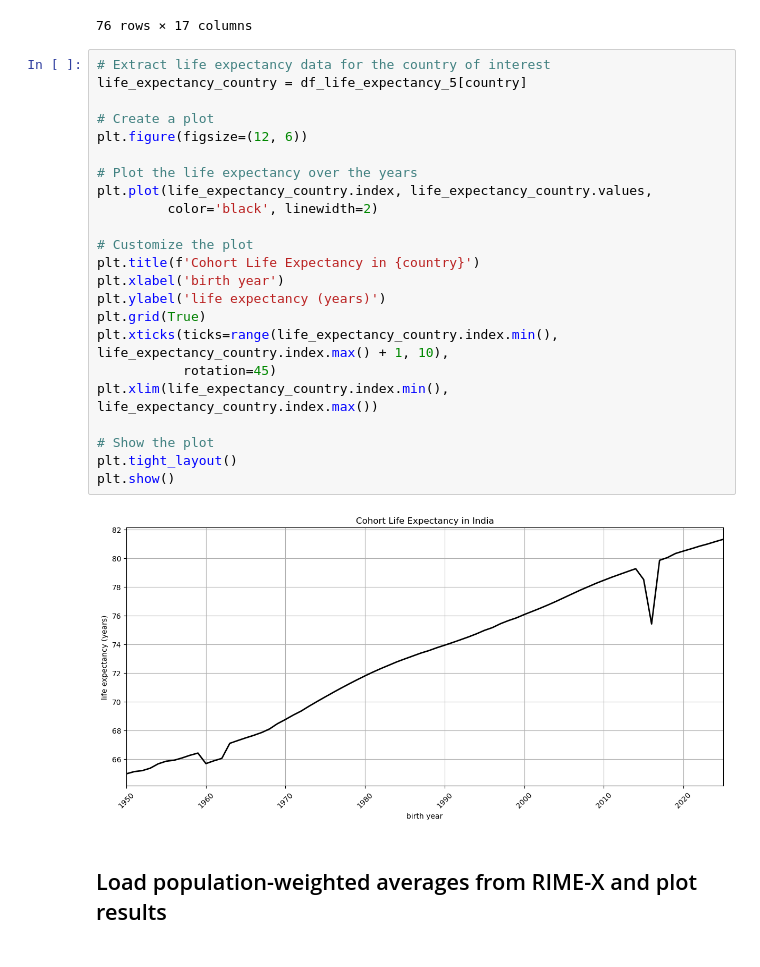
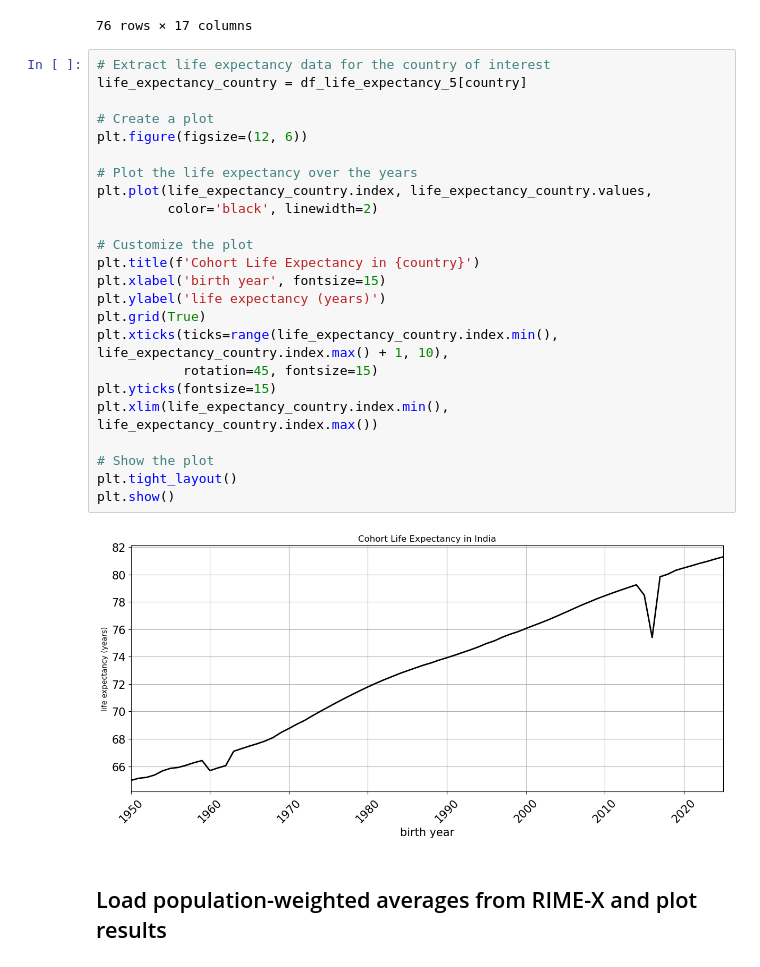
Before and after one commit to rosapietroiusti/dem4cli, a Jupyter notebook: notebooks/dem4cli-rime-x.ipynb, the cells around one changed output. Drawn from its saved outputs; the diff is of its cells as text.

```diff
--- a/notebooks/dem4cli-rime-x.ipynb
+++ b/notebooks/dem4cli-rime-x.ipynb
@@ -141,28 +170,29 @@ df_life_expectancy_5
 # %%
 # Extract life expectancy data for the country of interest
 life_expectancy_country = df_life_expectancy_5[country]
 
 # Create a plot
 plt.figure(figsize=(12, 6))
 
 # Plot the life expectancy over the years
 plt.plot(life_expectancy_country.index, life_expectancy_country.values,
          color='black', linewidth=2)
 
 # Customize the plot
 plt.title(f'Cohort Life Expectancy in {country}')
-plt.xlabel('birth year')
+plt.xlabel('birth year', fontsize=15)
 plt.ylabel('life expectancy (years)')
 plt.grid(True)
 plt.xticks(ticks=range(life_expectancy_country.index.min(), life_expectancy_country.index.max() + 1, 10),
-           rotation=45)
+           rotation=45, fontsize=15)
+plt.yticks(fontsize=15)
 plt.xlim(life_expectancy_country.index.min(), life_expectancy_country.index.max())
 
 # Show the plot
 plt.tight_layout()
 plt.show()
 # %% [output]
-[figure, old version]
+[figure, new version]
 # %% [markdown]
 ## Load population-weighted averages from RIME-X and plot results
 # %%
```
Also changed, not shown: parts of 16 cells of this notebook.
